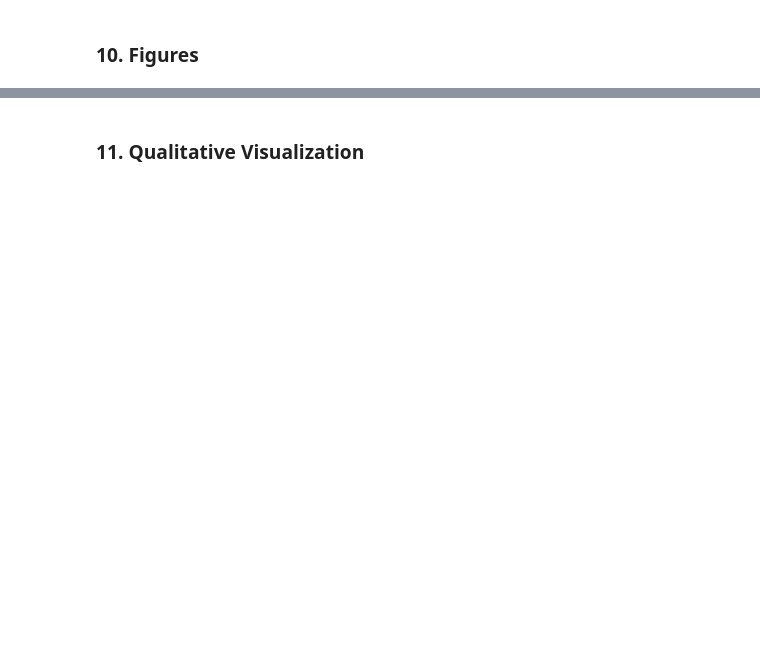
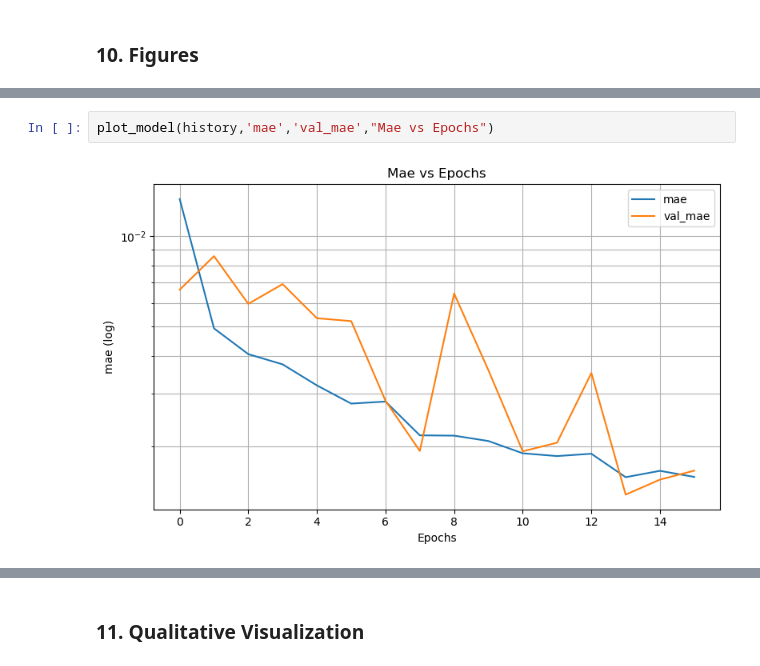
Before and after one commit to andromeda2075/predicting-flow-patterns, a Jupyter notebook: New12.ipynb, the cells around one changed output, grey strips where cells are left out. Drawn from its saved outputs; the diff is of its cells as text; blank space fills up the shorter version.

```diff
--- a/New12.ipynb
+++ b/New12.ipynb
@@ -347,0 +369,4 @@ plt.show()
+# %%
+plot_model(history,'mae','val_mae',"Mae vs Epochs")
+# %% [output]
+[figure, added]
```
Also changed, not shown: parts of 32 cells of this notebook.
